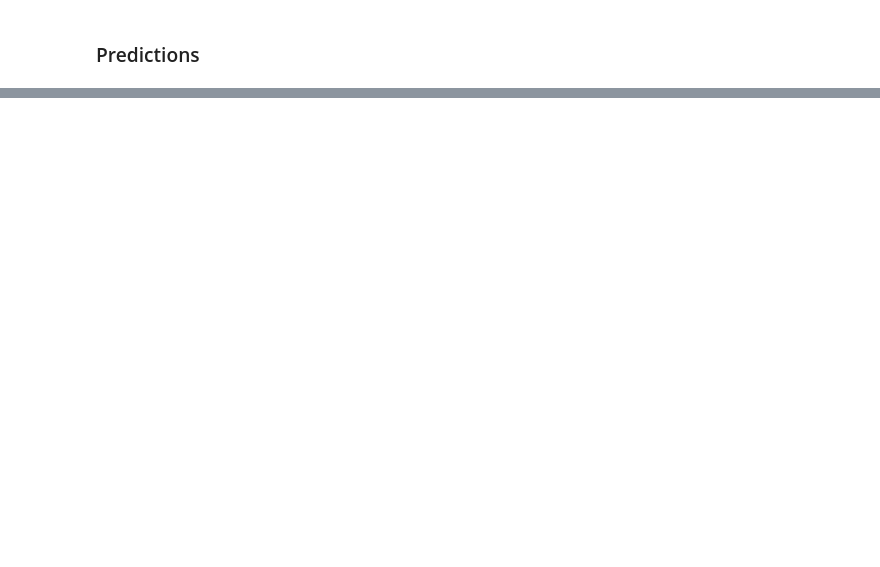
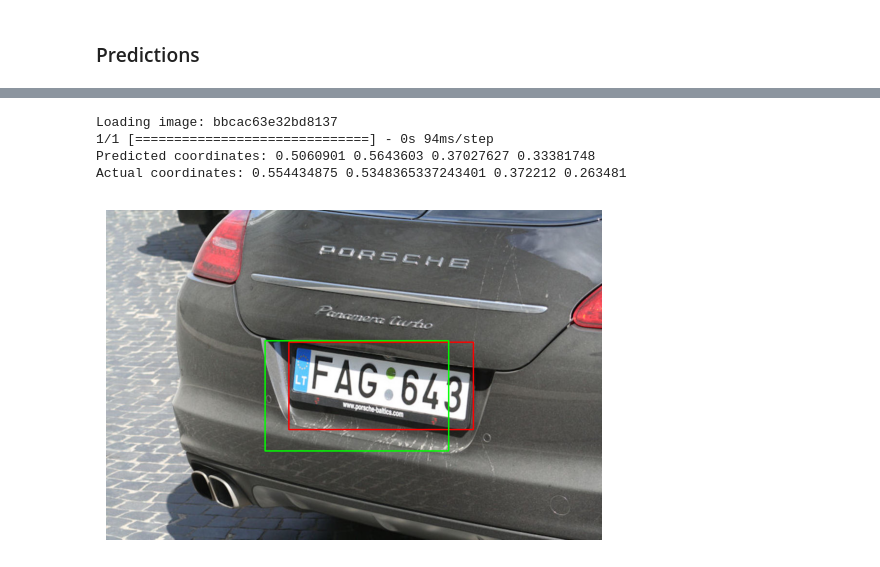
Before and after one commit to Gabmelom/plate-vision, a Jupyter notebook: plate-vision.ipynb, the cells around one changed output, grey strips where cells are left out. Cells and saved outputs as stored; diff of their text form; code cells hidden in the pictures; blank space fills up the shorter version.

```diff
--- a/plate-vision.ipynb
+++ b/plate-vision.ipynb
@@ -186,22 +205,21 @@ samplePlot(df)
 # %% [markdown]
 ## License detection model
 # %%
-# Convert images to array with VOC format labels
+# Convert images to array with YOLO format labels
 def convert_to_array(df):
     data = []
     output = []
 
     for i in range(len(df)):
-        image, x1, y1, x2, y2 = df.iloc[i]
+        image, x, y, h, w = df.iloc[i]
         img_path = f"{image_folder}{image}.jpg"
-        h,w,d = cv2.imread(img_path).shape
 
         # Preprocess the image
         img_array = img_to_array(load_img(img_path, target_size=(224, 224)))
         img_array = img_array / 255.0
 
         data.append(img_array)
-        output.append((x1, y1, x2, y2))
+        output.append((x,y,h,w))
 
     return np.array(data, dtype=np.float32), np.array(output, dtype=np.float32)
 # %%
@@ -257,41 +263,45 @@ print(row)
 # %%
 # Plot a sample prediction
 def sample_prediction(dataframe, model, img_folder):
-    row = dataframe.sample(n=1)
-    image_path, x1, y1, x2, y2 = row.iloc[0]
+    row = dataframe.sample(1)
+    image_path, x, y, w, h = row.iloc[0]
 
     print("Loading image:", image_path)
     path = f"{img_folder}{image_path}.jpg"
     orginal_img = load_img(path)
     height, width, depth = np.array(orginal_img).shape
 
     img_array = img_to_array(load_img(path, target_size=(224, 224)))
     img_array = img_array / 255.0
     img_array = img_array.reshape(1, 224, 224, 3)
-    p_x1, p_y1, p_x2, p_y2 = model.predict(img_array)[0]
+    p_x, p_y, p_w, p_h = model.predict(img_array)[0]
 
-    print("Predicted coordinates:", p_x1, p_y1, p_x2, p_y2)
-    print("Actual coordinates:", x1, y1, x2, y2)
+    print("Predicted coordinates:", p_x, p_y, p_w, p_h)
+    print("Actual coordinates:", x, y, w, h)
 
     # Denormalize the coordinates
-    p_x1 = int(p_x1 * width)
-    p_y1 = int(p_y1 * height)
-    p_x2 = int(p_x2 * width)
-    p_y2 = int(p_y2 * height)
+    p_x1, p_y1, p_x2, p_y2 = yolo_to_voc(p_x * width, p_y * height, p_w * width, p_h * height)
+    x1, y1, x2, y2 = yolo_to_voc(x * width, y * height, w * width, h * height)
 
-    x1 = int(x1 * width)
-    y1 = int(y1 * height)
-    x2 = int(x2 * width)
-    y2 = int(y2 * height)
+    # Convert to integers
+    p_x1, p_y1, p_x2, p_y2 = int(p_x1), int(p_y1), int(p_x2), int(p_y2)
+    x1, y1, x2, y2 = int(x1), int(y1), int(x2), int(y2)
 
     img = cv2.imread(path)
     img = cv2.cvtColor(img, cv2.COLOR_BGR2RGB)
     img = cv2.rectangle(img, (x1, y1), (x2, y2), (255,0,0), 2)
     img = cv2.rectangle(img, (p_x1, p_y1), (p_x2, p_y2), (0,255,0), 2)
+    plt.axis("off")
     plt.imshow(img)
 
 
-# sample_prediction(test_df, model, test_folder)
+sample_prediction(test_df, model, test_folder)
+# %% [output]
+Loading image: bbcac63e32bd8137
+1/1 [==============================] - 0s 94ms/step
+Predicted coordinates: 0.5060901 0.5643603 0.37027627 0.33381748
+Actual coordinates: 0.554434875 0.5348365337243401 0.372212 0.263481
+[figure, added]
 # %%
 # Make prediction on testing set, calculate accuracy metrics
 def predict_and_plot(model, test_df):
```
Also changed, not shown: parts of 16 cells of this notebook, 1 other file.
